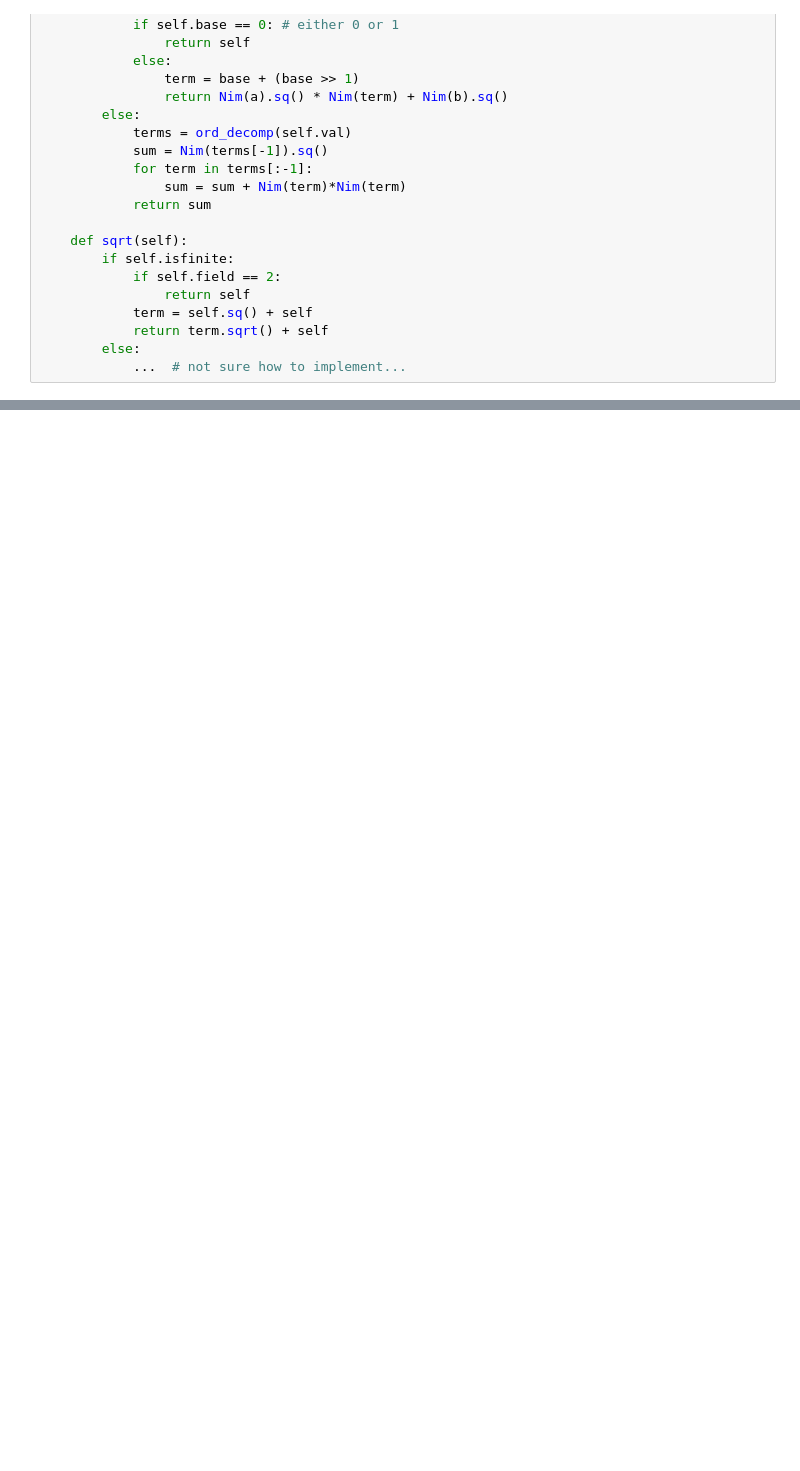
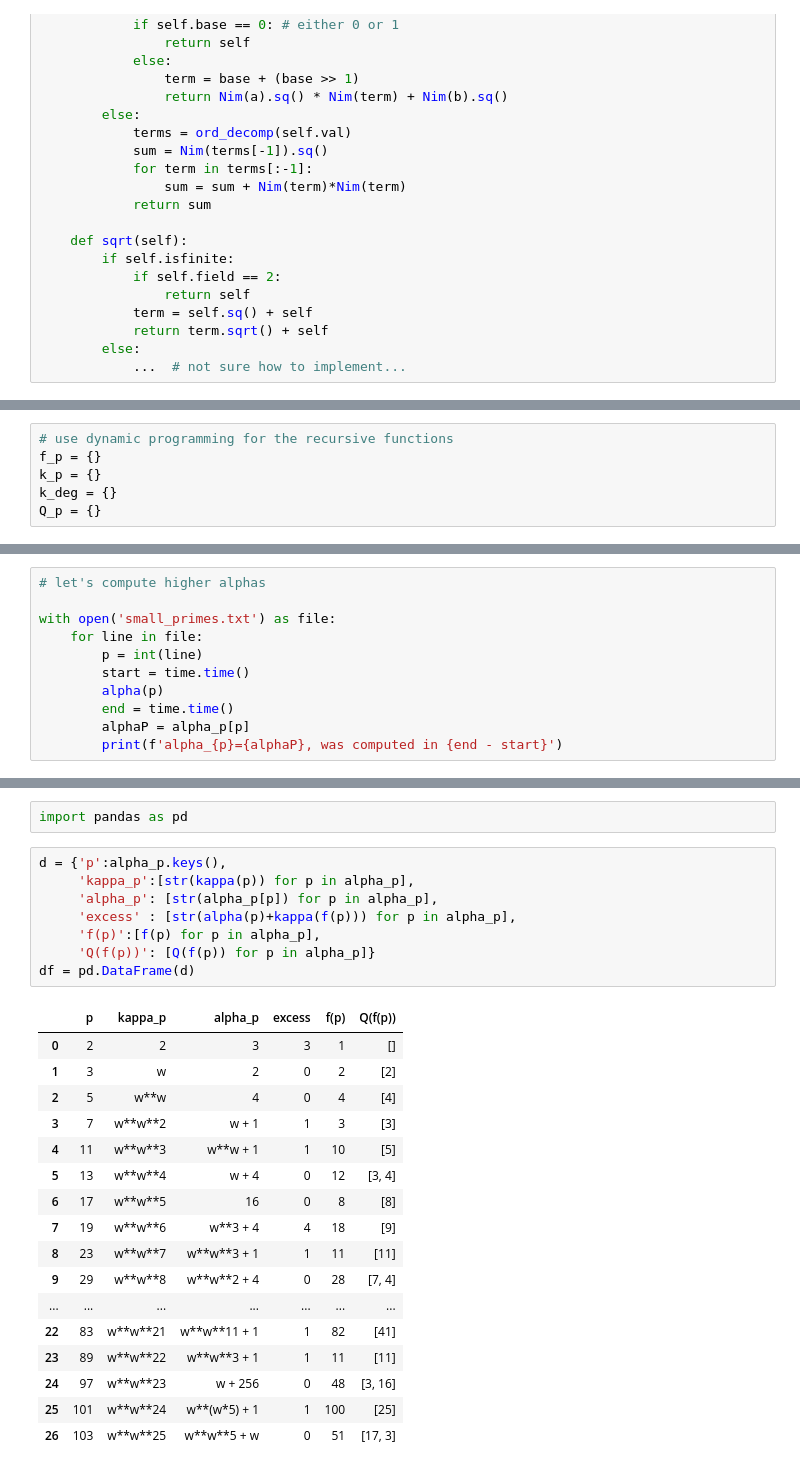
Before and after one commit to ConnorMcCranie/Random_Projects, a Jupyter notebook: Conways_Nimbers/nimbers2.ipynb, the cells around one changed output, grey strips where cells are left out. Drawn from its saved outputs; the diff is of its cells as text; blank space fills up the shorter version.

Commit message:
alpha_p.csv and some speed improvements.

```diff
--- a/Conways_Nimbers/nimbers2.ipynb
+++ b/Conways_Nimbers/nimbers2.ipynb
@@ -436 +424,7 @@ $\omega^{\omega}\cdot4+4$
+# %%
+# use dynamic programming for the recursive functions
+f_p = {}
+k_p = {}
+k_deg = {}
+Q_p = {}
 # %%
@@ -452,0 +556,11 @@ def f(p):
+# %%
+# let's compute higher alphas
+
+with open('small_primes.txt') as file:
+    for line in file:
+        p = int(line)
+        start = time.time()
+        alpha(p)
+        end = time.time()
+        alphaP = alpha_p[p]
+        print(f'alpha_{p}={alphaP}, was computed in {end - start}')
@@ -452,0 +591,28 @@ def f(p):
+# %%
+import pandas as pd
+# %%
+d = {'p':alpha_p.keys(),
+     'kappa_p':[str(kappa(p)) for p in alpha_p],
+     'alpha_p': [str(alpha_p[p]) for p in alpha_p],
+     'excess' : [str(alpha(p)+kappa(f(p))) for p in alpha_p],
+     'f(p)':[f(p) for p in alpha_p],
+     'Q(f(p))': [Q(f(p)) for p in alpha_p]}
+df = pd.DataFrame(d)
+# %% [output]
+|  | p | kappa_p | alpha_p | excess | f(p) | Q(f(p)) |
+| 0 | 2 | 2 | 3 | 3 | 1 | [] |
+| 1 | 3 | w | 2 | 0 | 2 | [2] |
+| 2 | 5 | w**w | 4 | 0 | 4 | [4] |
+| 3 | 7 | w**w**2 | w + 1 | 1 | 3 | [3] |
+| 4 | 11 | w**w**3 | w**w + 1 | 1 | 10 | [5] |
+| 5 | 13 | w**w**4 | w + 4 | 0 | 12 | [3, 4] |
+| 6 | 17 | w**w**5 | 16 | 0 | 8 | [8] |
+| 7 | 19 | w**w**6 | w**3 + 4 | 4 | 18 | [9] |
+| 8 | 23 | w**w**7 | w**w**3 + 1 | 1 | 11 | [11] |
+| 9 | 29 | w**w**8 | w**w**2 + 4 | 0 | 28 | [7, 4] |
+| ... | ... | ... | ... | ... | ... | ... |
+| 22 | 83 | w**w**21 | w**w**11 + 1 | 1 | 82 | [41] |
+| 23 | 89 | w**w**22 | w**w**3 + 1 | 1 | 11 | [11] |
+| 24 | 97 | w**w**23 | w + 256 | 0 | 48 | [3, 16] |
+| 25 | 101 | w**w**24 | w**(w*5) + 1 | 1 | 100 | [25] |
+| 26 | 103 | w**w**25 | w**w**5 + w | 0 | 51 | [17, 3] |
```
Also changed, not shown: parts of 8 cells of this notebook, 1 other file.
